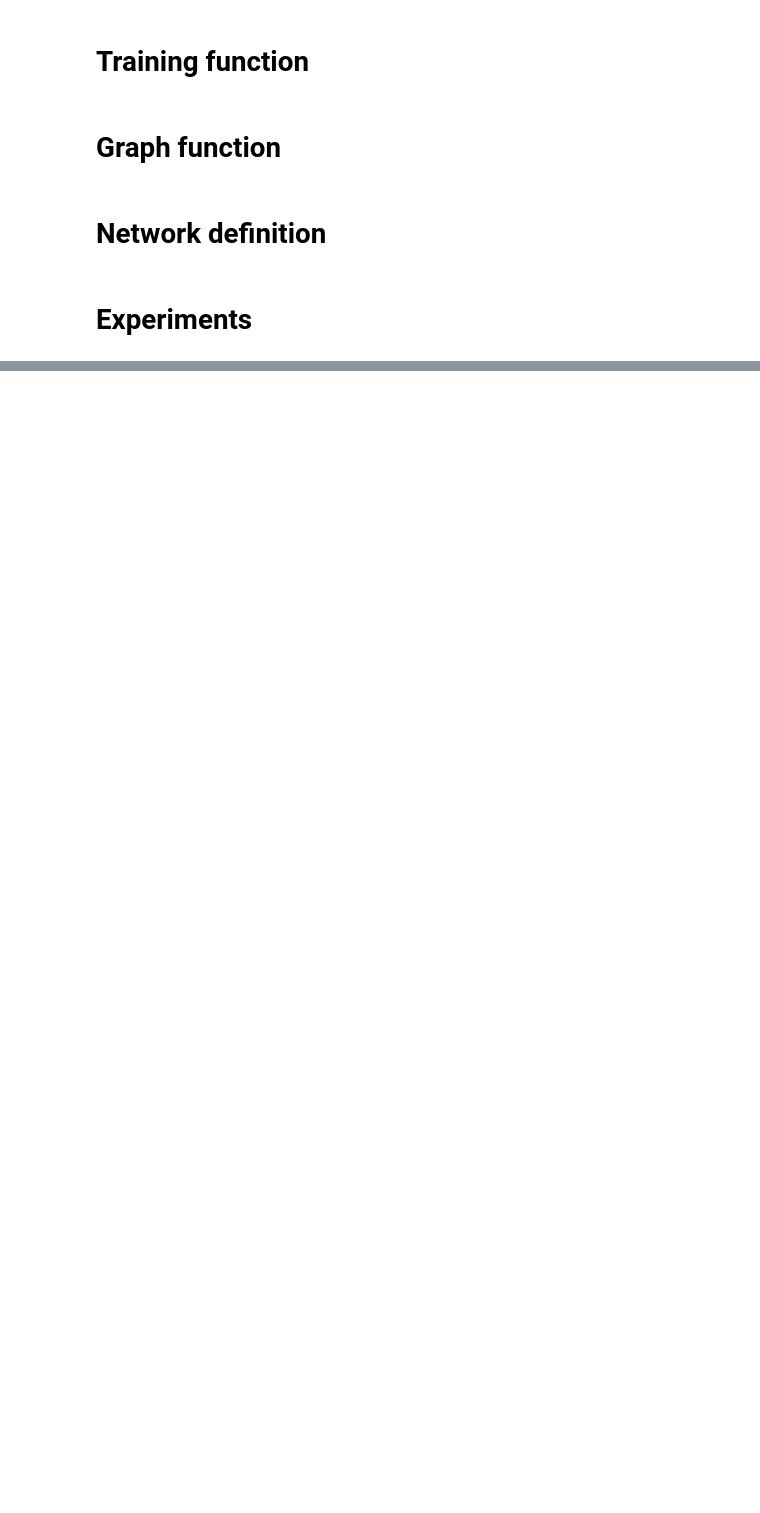
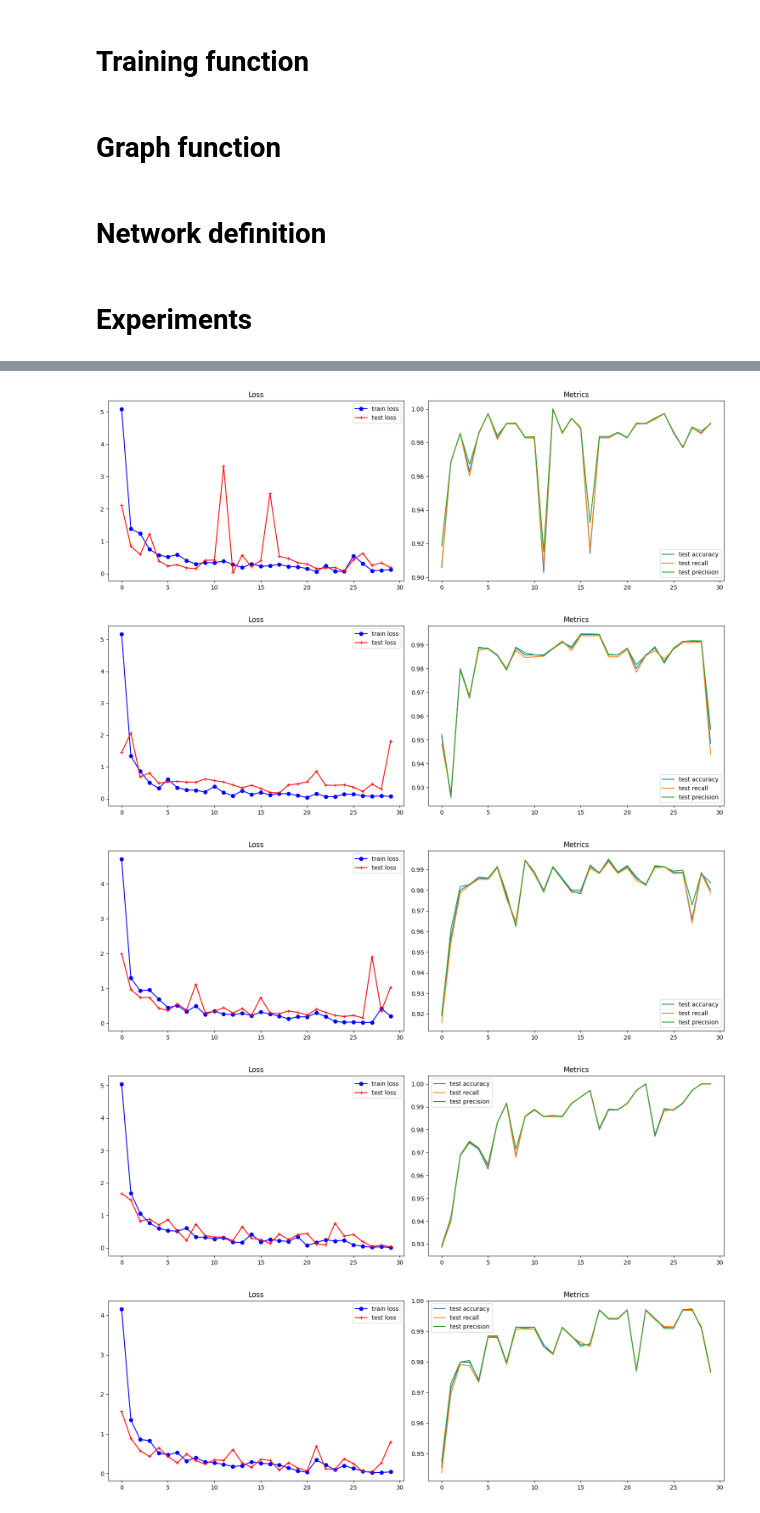
Before and after one commit to prometheus404/sm4ml_proj, a Jupyter notebook: rockpaperscissors.ipynb, the cells around one changed output, grey strips where cells are left out. Cells and saved outputs as stored; diff of their text form; code cells hidden in the pictures; blank space fills up the shorter version.

```diff
--- a/rockpaperscissors.ipynb
+++ b/rockpaperscissors.ipynb
@@ -499,11 +527,23 @@ show_misclassified(net, test_dl)
 # %%
 criterion = nn.CrossEntropyLoss()
 #optimizer_ft = optim.Adam(net.parameters(), lr=1e-3)
 # An lr strategy which decreases lr by a factor of 0.1 every 7 epochs
 #exp_lr_scheduler = lr_scheduler.StepLR(optimizer_ft, step_size=7, gamma=0.1)
 
 dls = {'train' : train_dataset, 'test': test_dataset}
-stats = cross_val(EzNet, train_dataset, criterion, optim.Adam, lr_scheduler.StepLR, num_epochs=10) # maybe I could try pass optim_args and scheduler_args?
+start_time= time.time()
+stats = cross_val(EzNet, train_dataset, criterion, optim.Adam, lr_scheduler.StepLR, num_epochs=30) # maybe I could try pass optim_args and scheduler_args?
+end_time = time.time()
+print(f"Elapsed time: {end_time - start_time:.2f} seconds")
 print(stats)
-stats = cross_val(SimpleNet, train_dataset, criterion, optim.Adam, lr_scheduler.StepLR, num_epochs=10)
+start_time = time.time()
+stats = cross_val(SimpleNet, train_dataset, criterion, optim.Adam, lr_scheduler.StepLR, num_epochs=30)
+end_time = time.time()
+print(f"Elapsed time: {end_time - start_time:.2f} seconds")
 print(stats)
+# %% [output]
+[figure, added]
+[figure, added]
+[figure, added]
+[figure, added]
+[figure, added]
```
Also changed, not shown: parts of 11 cells of this notebook.
